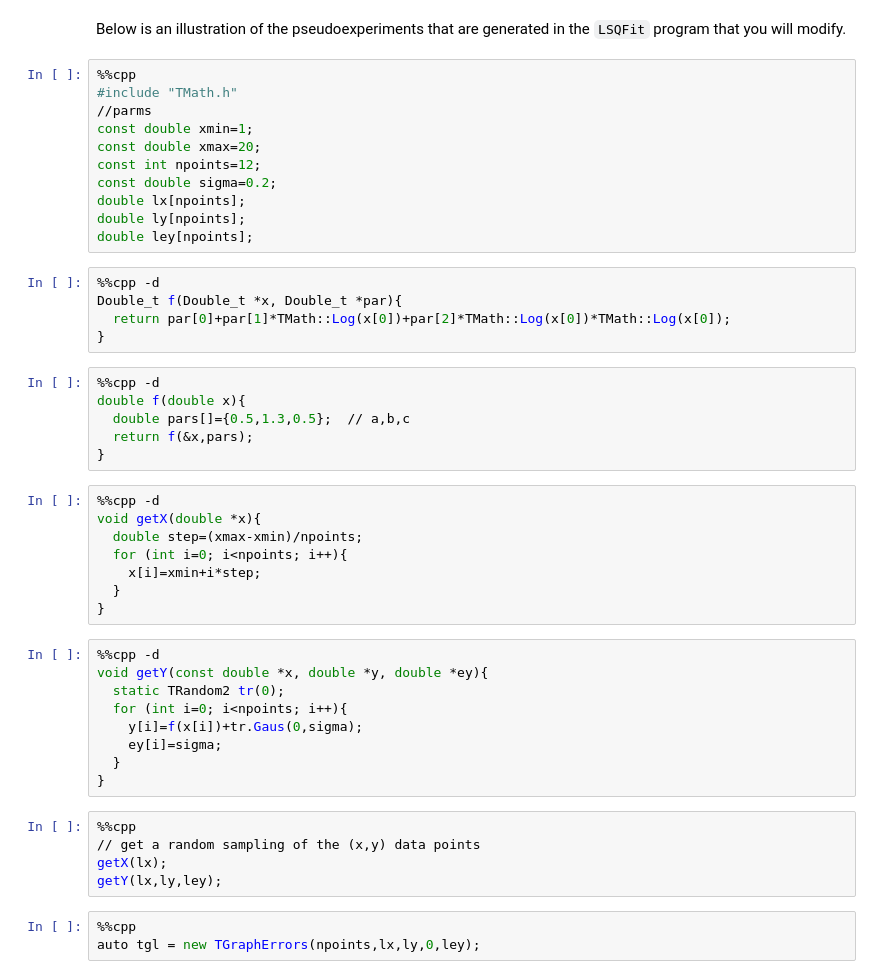
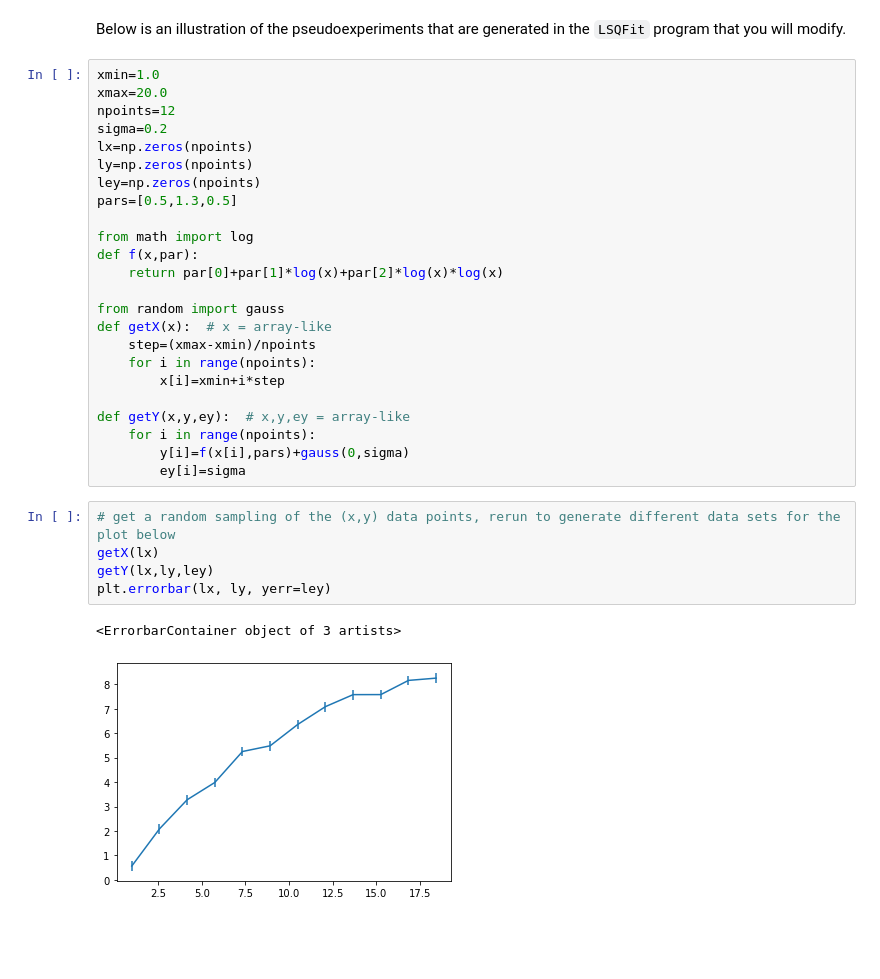
Before and after one commit to zpv8bq/fits0, a Jupyter notebook: LeastSquareFit.ipynb, the cells around one changed output. Drawn from its saved outputs; the diff is of its cells as text; blank space fills up the shorter version.

```diff
--- a/LeastSquareFit.ipynb
+++ b/LeastSquareFit.ipynb
@@ -240,50 +225,35 @@ Once you have the fit working, perform the following studies:
 Place your plots and comments into a single PDF file called `LSQFit.pdf` and upload this along with your work to GitHub.
 # %% [markdown]
 Below is an illustration of the pseudoexperiments that are generated in the `LSQFit` program that you will modify.
-# %%
-%%cpp
-#include "TMath.h"
-//parms
-const double xmin=1;
-const double xmax=20;
-const int npoints=12;
-const double sigma=0.2;
-double lx[npoints];
-double ly[npoints];
-double ley[npoints];
-# %%
-%%cpp -d
-Double_t f(Double_t *x, Double_t *par){
-  return par[0]+par[1]*TMath::Log(x[0])+par[2]*TMath::Log(x[0])*TMath::Log(x[0]);
-}
-# %%
-%%cpp -d
-double f(double x){
-  double pars[]={0.5,1.3,0.5};  // a,b,c
-  return f(&x,pars);
-}
-# %%
-%%cpp -d
-void getX(double *x){
-  double step=(xmax-xmin)/npoints;
-  for (int i=0; i<npoints; i++){
-    x[i]=xmin+i*step;
-  }
-}
-# %%
-%%cpp -d
-void getY(const double *x, double *y, double *ey){
-  static TRandom2 tr(0);
-  for (int i=0; i<npoints; i++){
-    y[i]=f(x[i])+tr.Gaus(0,sigma);
-    ey[i]=sigma;
-  }
-}
+# %%
+xmin=1.0
+xmax=20.0
+npoints=12
+sigma=0.2
+lx=np.zeros(npoints)
+ly=np.zeros(npoints)
+ley=np.zeros(npoints)
+pars=[0.5,1.3,0.5]
+
+from math import log
+def f(x,par):
+    return par[0]+par[1]*log(x)+par[2]*log(x)*log(x)
+
+from random import gauss
+def getX(x):  # x = array-like
+    step=(xmax-xmin)/npoints
+    for i in range(npoints):
+        x[i]=xmin+i*step
+
+def getY(x,y,ey):  # x,y,ey = array-like
+    for i in range(npoints):
+        y[i]=f(x[i],pars)+gauss(0,sigma)
+        ey[i]=sigma
 # %%
-%%cpp
-// get a random sampling of the (x,y) data points
-getX(lx);
-getY(lx,ly,ley);
+# get a random sampling of the (x,y) data points, rerun to generate different data sets for the plot below
+getX(lx)
+getY(lx,ly,ley)
+plt.errorbar(lx, ly, yerr=ley)
+# %% [output]
+<ErrorbarContainer object of 3 artists>
+[figure, added]
-# %%
-%%cpp
-auto tgl = new TGraphErrors(npoints,lx,ly,0,ley);
```
Also changed, not shown: parts of 19 cells of this notebook, 4 other files.
